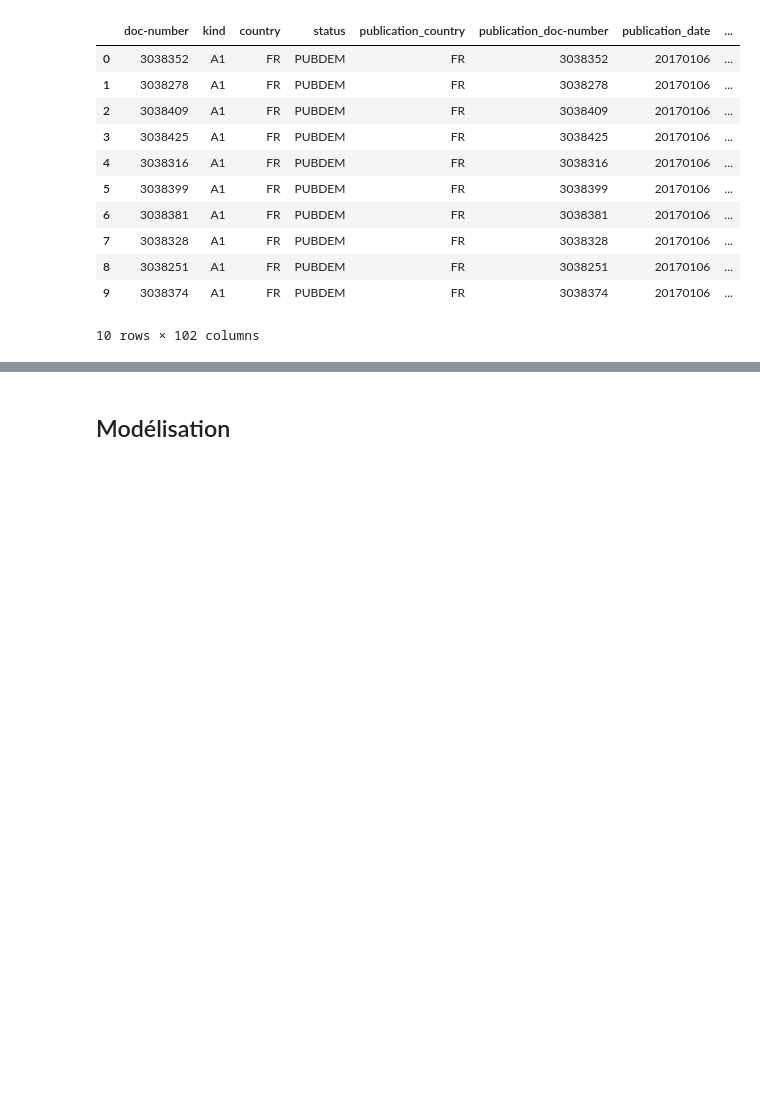
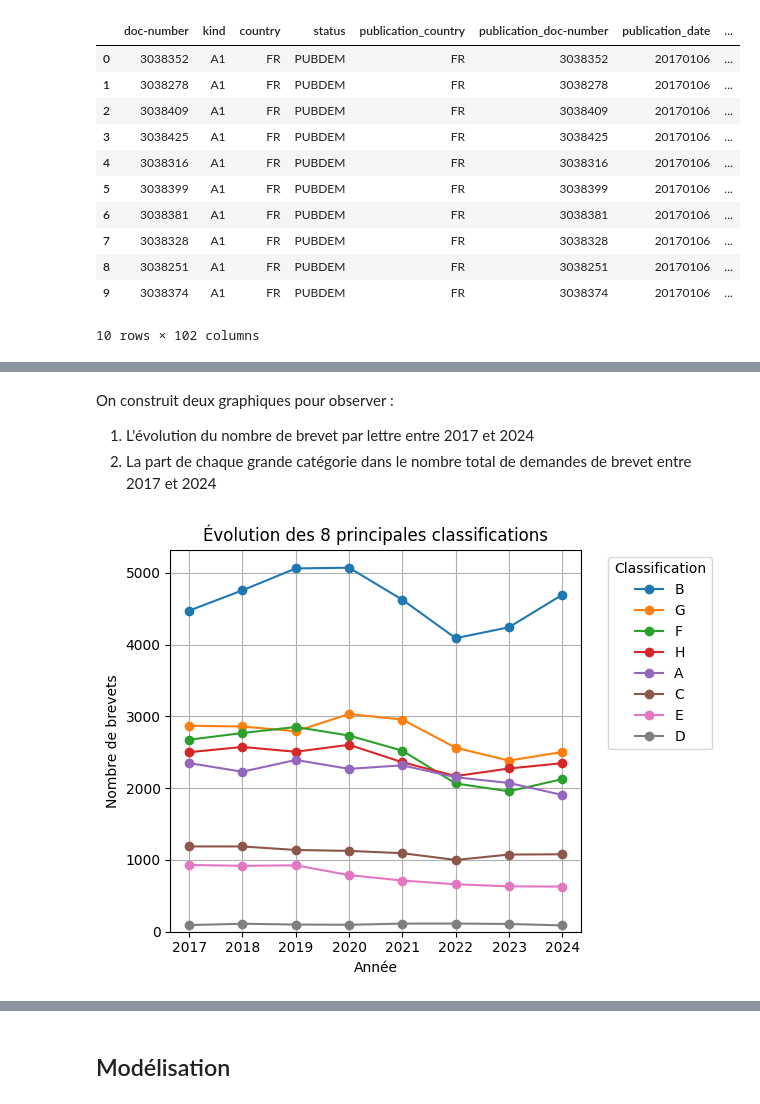
Before and after one commit to IrisLaf/Depots-de-brevets-et-marches-financiers, a Jupyter notebook: Main.ipynb, the cells around one changed output, grey strips where cells are left out. Drawn from its saved outputs; the diff is of its cells as text; code cells hidden in the pictures; blank space fills up the shorter version.

Commit message:
Fusion cleaning avec main + suite stats des

```diff
--- a/Main.ipynb
+++ b/Main.ipynb
@@ -148,0 +341,4 @@ data_brevets.head(10)
+# %%
+# compte des abstracts strictement identiques
+duplicates = data_brevets_clean[data_brevets_clean.duplicated(subset="abstract", keep=False)]
+print("Nombre d'observations avec des doublons :", len(duplicates))
@@ -148,0 +525,4 @@ data_brevets.head(10)
+# %%
+data_brevets_light = data_brevets_finale.drop(columns=data_brevets_finale.filter(regex="^(applicant|inventor|agent|owner)").columns)
+
+data_brevets_light.head(5)
@@ -148,0 +595,2 @@ data_brevets.head(10)
+# %%
+data_brevets_light = data_brevets_light[data_brevets_light["nb_na"] < 3]
@@ -148,0 +614,31 @@ data_brevets.head(10)
+# %%
+# Garder que la première lettre de la classification
+cols_classif = ["classification_1_text", "classification_2_text", "classification_3_text"]
+
+brevets_class1 = data_brevets_light.copy()
+for col in cols_classif:
+    brevets_class1[col] = brevets_class1[col].str.extract(r"^\s*([A-H])")
+
+# Créer base compte classification
+brevets_class1_long = brevets_class1.melt(
+    id_vars=["doc-number", "year"],
+    value_vars=cols_classif,
+    value_name="classification"
+)
+
+brevets_class1_long = brevets_class1_long.dropna(subset=["classification"])
+
+# enlever doublons intra brevets
+brevets_class1_long = brevets_class1_long.drop_duplicates(
+    subset=["doc-number", "year", "classification"]
+)
+
+# créer base avec nombre par année
+stats_class1 = (
+    brevets_class1_long
+    .groupby(["classification", "year"])
+    .size()
+    .reset_index(name="nombre")
+)
+
+stats_class1.head(10)
@@ -148,0 +657,8 @@ data_brevets.head(10)
+# %% [markdown]
+On construit deux graphiques pour observer :
+1) L'évolution du nombre de brevet par lettre entre 2017 et 2024
+2) La part de chaque grande catégorie dans le nombre total de demandes de brevet entre 2017 et 2024
+# %%
+plot_top_classifications(stats_class1, n=8)
+# %% [output]
+[figure, added]
```
Also changed, not shown: parts of 76 cells of this notebook, 5 other files.
